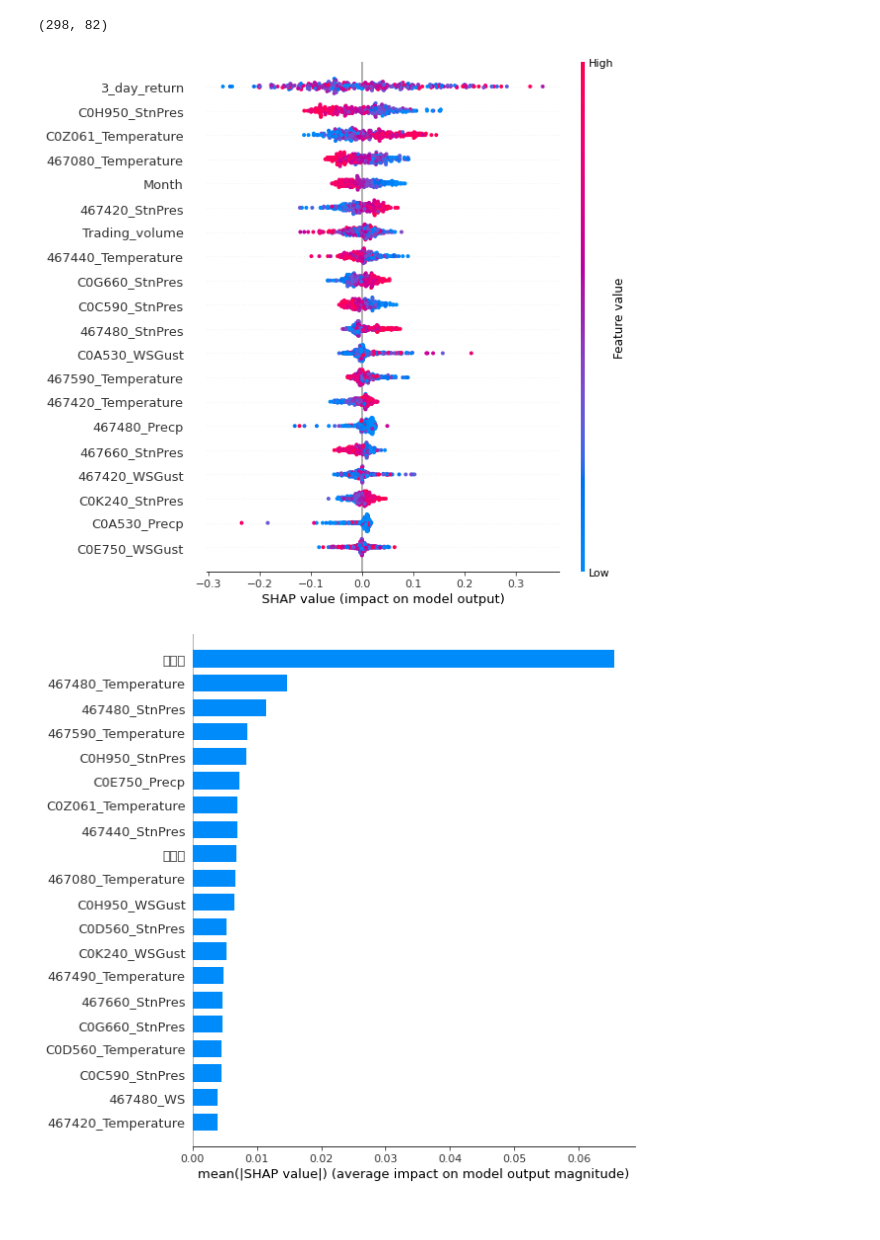
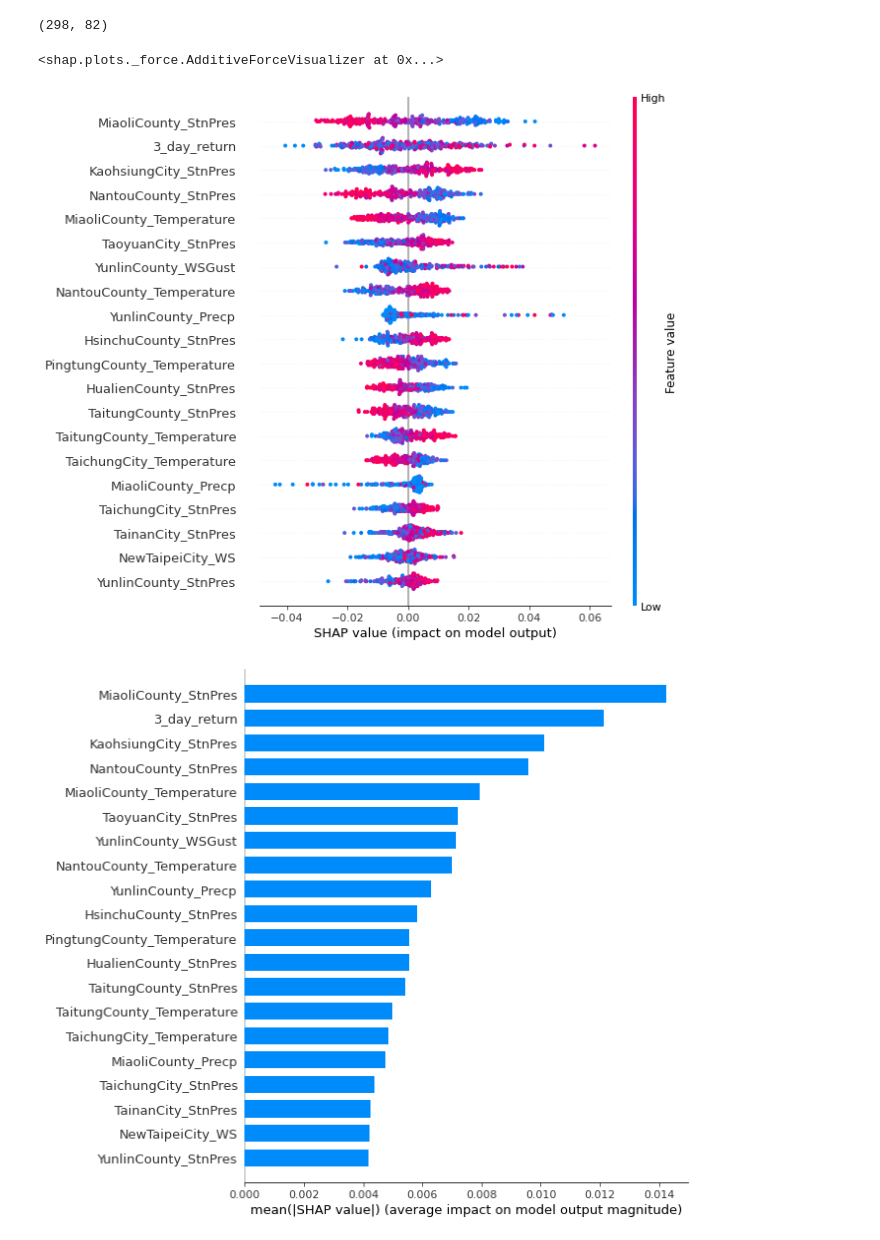
Before and after one commit to boyuchen0224/NCTU_Big_Data_Final_Project, a Jupyter notebook: LSTM/LSTM_Keras_1.ipynb, the cells around one changed output. Saved outputs shown, nothing was run; the diff lists cells and outputs as text; code cells hidden in the pictures.

```diff
--- a/LSTM/LSTM_Keras_1.ipynb
+++ b/LSTM/LSTM_Keras_1.ipynb
@@ -96,0 +114,6 @@ dataset[:2111].tail(10)
+# %%
+for i, col in enumerate(dataset.columns):
+    for j, num in enumerate(Number):
+        if Number[j] in col:
+            print(col, col.replace(Number[j], city[j]))
+            dataset = dataset.rename(columns = {col: col.replace(Number[j], city[j])})
@@ -108,7 +149,7 @@ def buildManyToOneModel(shape):
 # %% [markdown]
 ### Training (2012~2018): past 7 day to predict next 1 day
 # %%
-train = dataset[:2111]
+train = dataset[train_cut_head[idx]:train_cut_tail[idx]]
 
 train_norm = normalize(train)
 # change the last day and next day
@@ -152,5 +195,5 @@ Y_train.shape
 # %% [markdown]
 ### Testing (2019)
 # %%
-test = dataset[2104:]
+test = dataset[train_cut_tail[idx]-7:]
 # %%
@@ -335,12 +392,22 @@ shap_values[0][:,0,:].shape
 test[8:].shape
 # %% [output]
 (298, 82)
+# %%
+day_mean = np.zeros((298, 82))
+for i in range(7):
+    day_mean += shap_values[0][:,i,:]
+day_mean = day_mean/7.0
+# %%
+day = 0
+shap.force_plot(explainer.expected_value[0], day_mean[day,:], test.iloc[day+7,:])
+# %% [output]
+<shap.plots._force.AdditiveForceVisualizer at 0x...>
 # %%
 # summarize the effects of all the features
-shap.summary_plot(shap_values[0][:,6,:], test[8:]) # input Day1 effect
+shap.summary_plot(day_mean, test[8:])
 # %% [output]
-[figure, old version]
+[figure, new version]
 # %%
-shap.summary_plot(shap_values[0][:,6,:], test[8:], plot_type="bar")
+shap.summary_plot(day_mean, test[8:], plot_type="bar")
 # %% [output]
-[figure, old version]
+[figure, new version]
```
Also changed, not shown: parts of 27 cells of this notebook.
